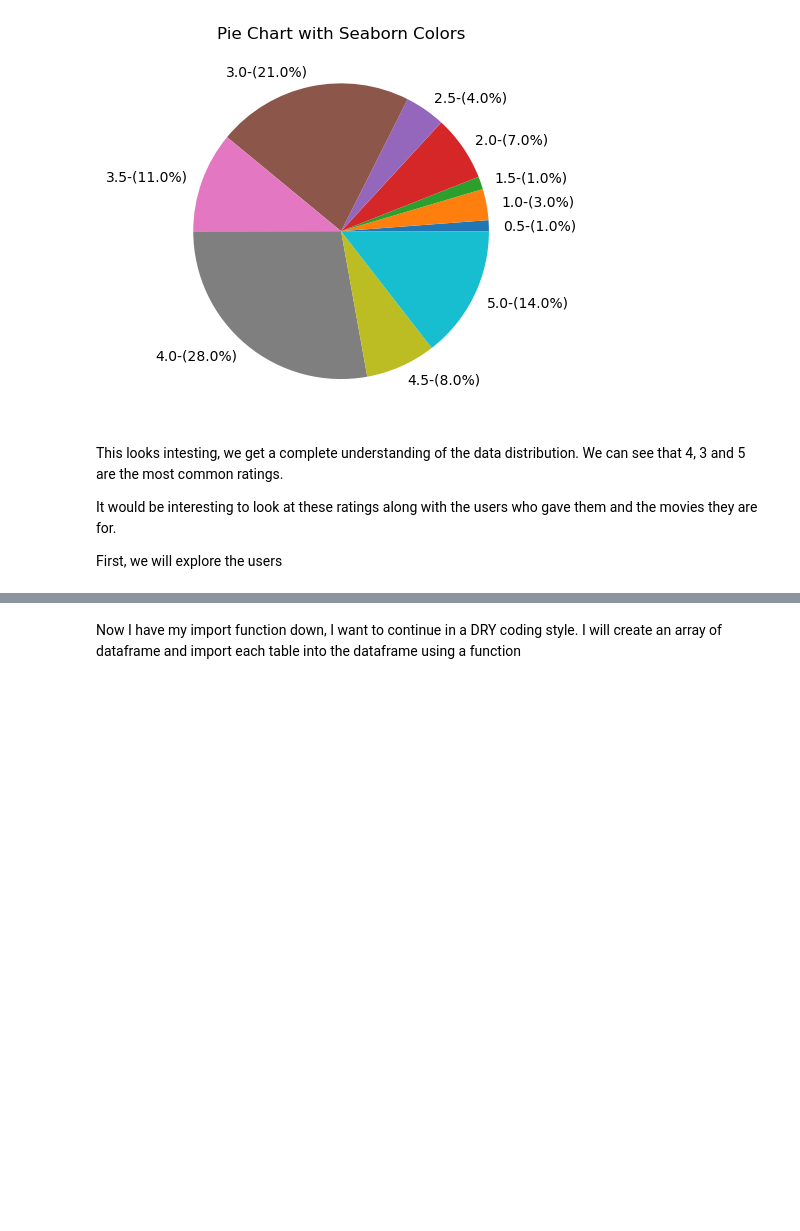
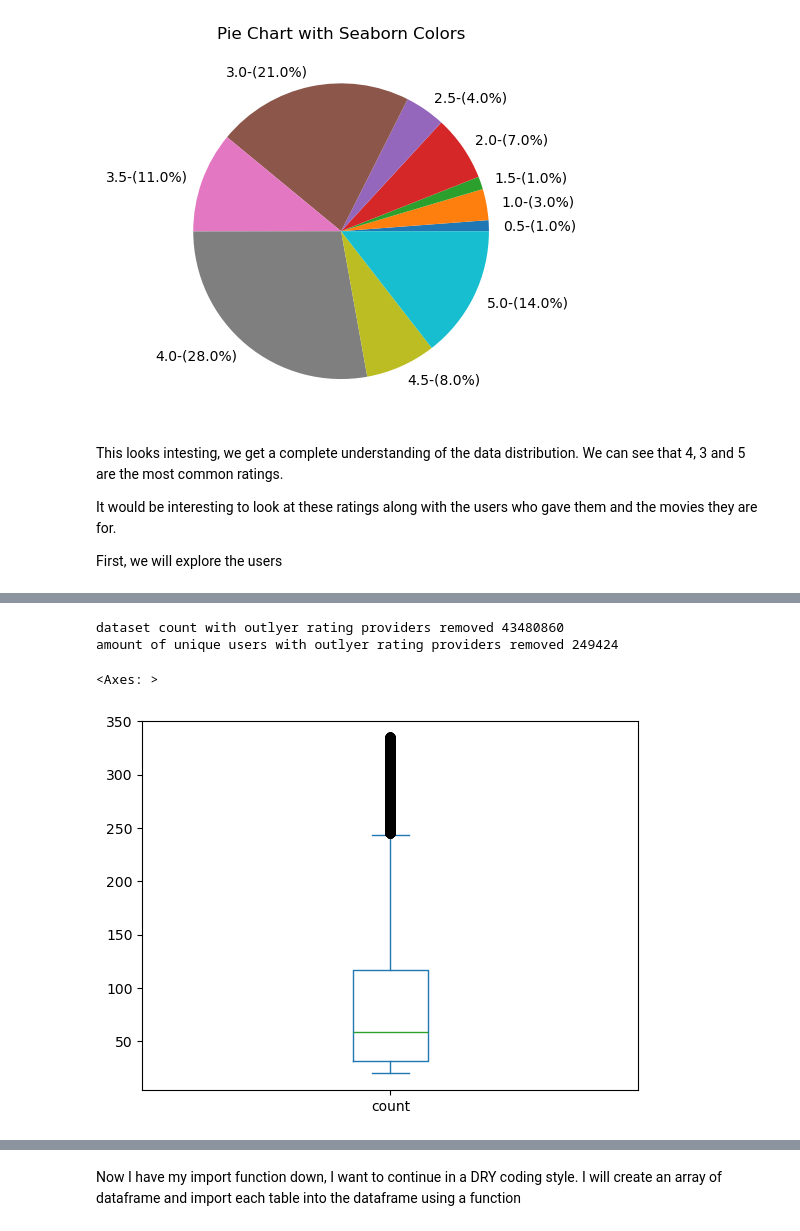
Before and after one commit to padraicohora/movie-recommendation, a Jupyter notebook: exploration.ipynb, the cells around one changed output, grey strips where cells are left out. Drawn from its saved outputs; the diff is of its cells as text; code cells hidden in the pictures; blank space fills up the shorter version.

```diff
--- a/exploration.ipynb
+++ b/exploration.ipynb
@@ -263,0 +333,13 @@ top_users = ratings['userId'].sort_values(ascending=False)
+# %%
+ratings_minus_outlier_users = ratings[~ratings["userId"].isin(outliers["userId"])]
+
+users_count_2 = ratings_minus_outlier_users.groupby('userId').size().reset_index(name='count')
+
+print(f"dataset count with outlyer rating providers removed {ratings_minus_outlier_users.size}")
+print(f"amount of unique users with outlyer rating providers removed {users_count_2.size}")
+users_count_2["count"].plot.box()
+# %% [output]
+dataset count with outlyer rating providers removed 43480860
+amount of unique users with outlyer rating providers removed 249424
+<Axes: >
+[figure, added]
```
Also changed, not shown: parts of 14 cells of this notebook.
